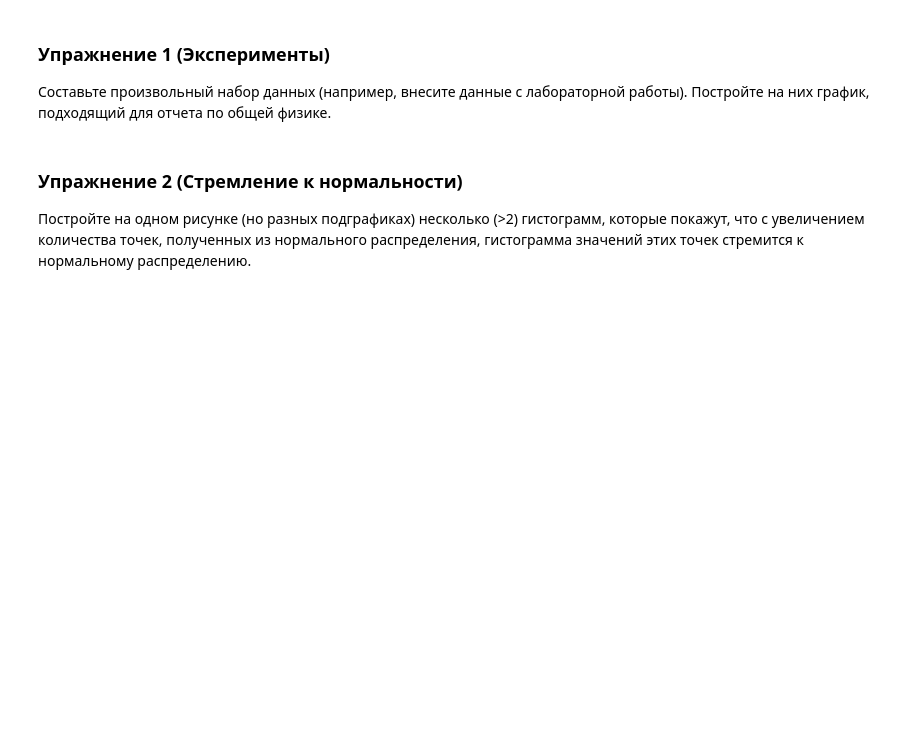
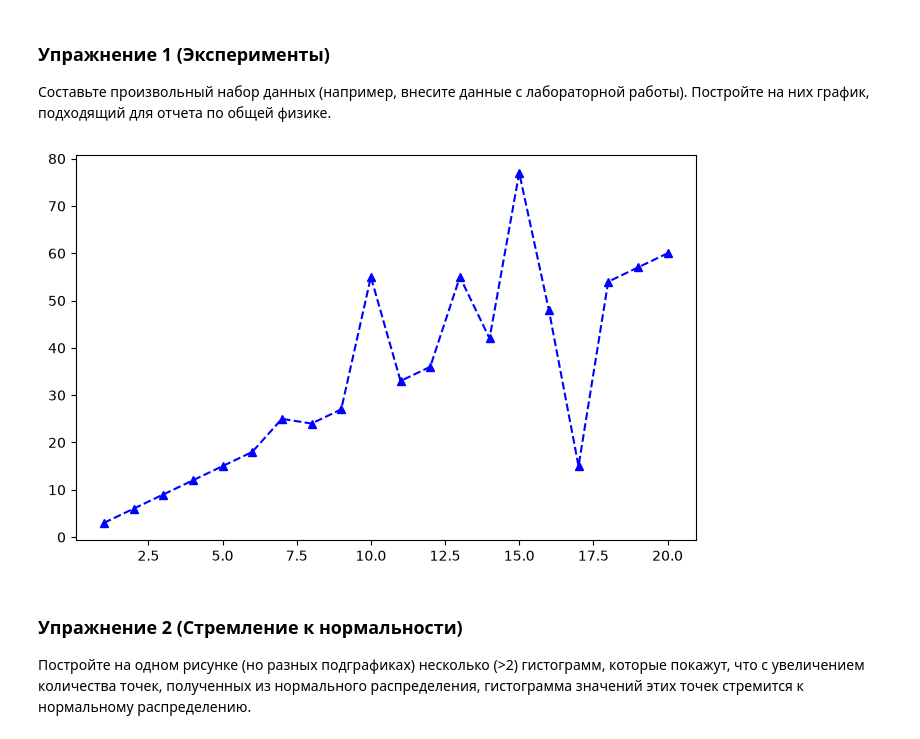
Before and after one commit to skoro9/Python_Algoritms_Chirkin_Autumn, a Jupyter notebook: seminars/seminar 25.09/Seminar_4_tasks.ipynb, the cells around one changed output. Cells and saved outputs as stored; diff of their text form; code cells hidden in the pictures; blank space fills up the shorter version.

```diff
--- a/seminars/seminar 25.09/Seminar_4_tasks.ipynb
+++ b/seminars/seminar 25.09/Seminar_4_tasks.ipynb
@@ -255,6 +255,25 @@ listed widths:  [3.5, 3.0, 3.2, 3.1, 3.6, 3.9, 3.4, 3.4, 2.9, 3.1, 3.7, 3.4, 3.0
 ### Упражнение 1 (Эксперименты)
 
 Составьте произвольный набор данных (например, внесите данные с лабораторной работы). Постройте на них график, подходящий для отчета по общей физике.
+# %%
+import matplotlib.pyplot as plt
+
+
+x = []
+with open('data_x.txt', encoding='utf-8') as f:
+    for line in f:
+        n = line.strip()
+        x.append(int(n))
+y = []
+with open('data_y.txt', encoding='utf-8') as f:
+    for line in f:
+        n = line.strip()
+        y.append(int(n))
+plt.figure(figsize=(8, 5), dpi=100)
+plt.plot(x, y, 'b^--', label='3x')
+plt.show()
+# %% [output]
+[figure, added]
 # %% [markdown]
 
 ### Упражнение 2 (Стремление к нормальности)
```
Also changed, not shown: parts of 6 cells of this notebook, 6 other files.
